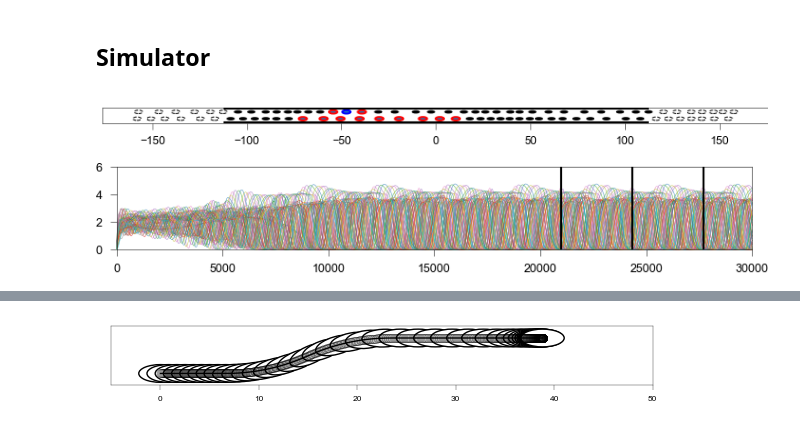
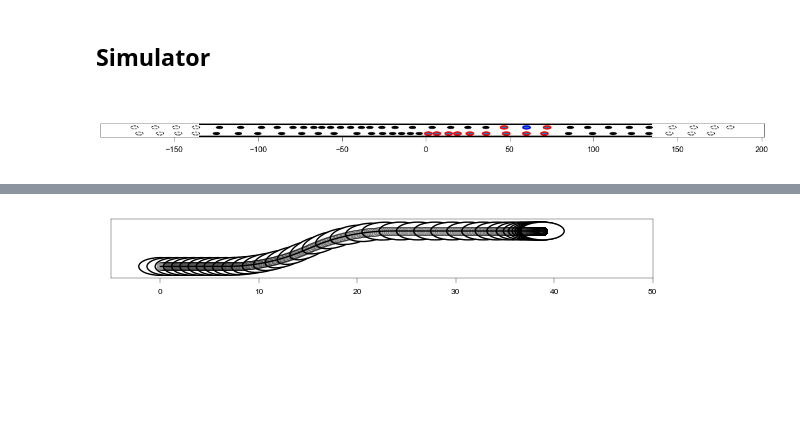
Before and after one commit to EPFL-ENAC/LUTS-pneuma-simulator, a Jupyter notebook: notebooks/simulator.ipynb, the cells around one changed output, grey strips where cells are left out. Drawn from its saved outputs; the diff is of its cells as text; code cells hidden in the pictures; blank space fills up the shorter version.

```diff
--- a/notebooks/simulator.ipynb
+++ b/notebooks/simulator.ipynb
@@ -1113,15 +1112,15 @@ def ov(x: float | NDArray[np.floating], lam: float, v0: float, s0: float) -> flo
     y = np.maximum(0.0, v0 - v0 * np.exp((-lam / v0) * (x - s0)))
     return y
 # %%
-seed = 1024
-COUNT = int(300 / params.dt)
+seed = 99
+COUNT = int(900 / params.dt)
 skip = 1000
 stochastic = False
 distributed = True
 rng = np.random.default_rng(seed)
-n_cars = 30
+n_cars = 28
 n_moto = 0
-tau_c = 0.8
+tau_c = 0.95
 E = np.zeros((COUNT, 2 * n_cars + n_moto))
 sampler = PoissonDisc(
     n_cars, n_moto, cell=params.cell, L=L, W=params.cell * 3, k=params.k, clearance=params.clearance, rng=rng
@@ -1317,51 +1316,31 @@ for t in range(COUNT - 1):
         agent.trajectory = None
 # %%
 %matplotlib widget
-fig, ax = plt.subplots(figsize=(12.5 * cm, 1 * cm), dpi=150)
+fig, ax = plt.subplots(figsize=(18 * cm, 2 * cm), dpi=150)
 setattr(fig.canvas, "header_visible", False)
 ax.set_aspect("equal")
 for sample in samples:
     sample.styles = {"ec": "none", "fc": "k", "fill": True, "lw": 0.6}
     sample.draw(ax)
 for image in images:
     image.styles = {"ec": "k", "fill": False, "lw": 0.5, "ls": "--"}
     image.draw(ax)
 for neighbor in neighbors:
     neighbor.styles = {"ec": "r", "fill": True, "lw": 1, "ls": "-"}
     neighbor.draw(ax)
 agent.styles = {"ec": "b", "fill": True, "lw": 1, "ls": "-"}
 agent.draw(ax)
 ax.hlines(
     [-W, W],
     xmin=-L / 2,
     xmax=L / 2,
     color="k",
     ls="-",
     lw=1,
 )
 ax.set_yticks([])
 fig.tight_layout(pad=0)
 # %% [output]
-[figure, old version]
+[figure, new version]
-# %%
-%matplotlib widget
-fig, ax = plt.subplots(figsize=(12 * cm, 2 * cm), dpi=150)
-setattr(fig.canvas, "header_visible", False)
-for n in range(2 * n_cars):
-    l_speed = []
-    for t, group in enumerate(l_agents):
-        if t >= 0:
-            speed = group[n]["speed"]
-            l_speed.append(speed)
-    plt.plot(l_speed, lw=0.2, clip_on=False)
-plt.axvline(21000, c="k", lw=1)
-plt.axvline(24350, c="k", lw=1)
-plt.axvline(27700, c="k", lw=1)
-ax.set_xlim(0, COUNT)
-ax.set_ylim(0, 6)
-plt.tight_layout(pad=0)
-plt.show()
-# %% [output]
-[figure, removed]
 # %%
 %matplotlib inline
```
Also changed, not shown: parts of 16 cells of this notebook, 1 other file.
